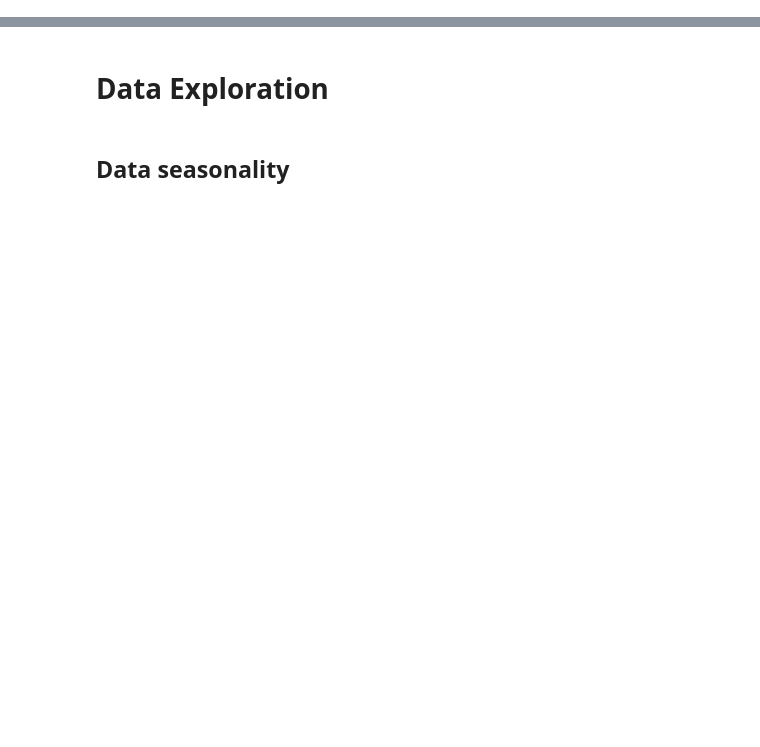
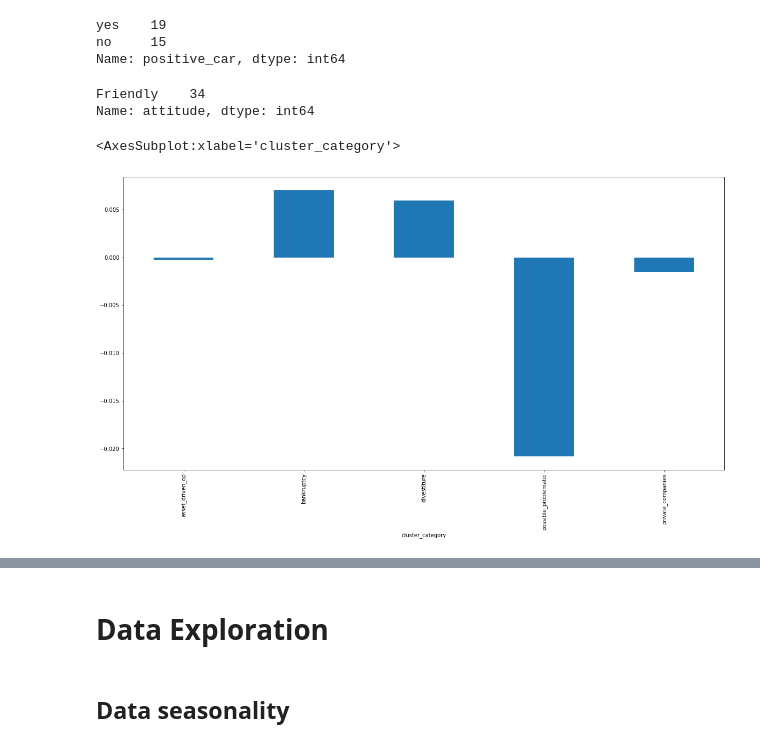
Before and after one commit to cobergmann/MA_PREDICTOR, a Jupyter notebook: notebooks/vlad_data_viz_and_exp.ipynb, the cells around one changed output, grey strips where cells are left out. Drawn from its saved outputs; the diff is of its cells as text; code cells hidden in the pictures; blank space fills up the shorter version.

Commit message:
clustering

```diff
--- a/notebooks/vlad_data_viz_and_exp.ipynb
+++ b/notebooks/vlad_data_viz_and_exp.ipynb
@@ -6,3 +6,7 @@ import pandas as pd
 import numpy as np
 import matplotlib.pyplot as plt
 import seaborn as sns
+# %%
+# import dataset
+data_orig = pd.read_csv('../MA_PREDICTOR/data/ma_detailed_data_car.csv', parse_dates=['announcement_date'])
+data_orig
@@ -25,0 +65,6 @@ df
+# %%
+# Removing outliers
+data = data_orig[(data_orig.car > -0.3) & (data_orig.car < 0.3)]
+# %%
+data['positive_car'] = data.car.apply(lambda elem: 'yes' if elem > 0 else 'no')
+data
@@ -25,0 +90,3 @@ df
+# %%
+# Creating new dataframe for investigation
+technique = data[['car']]
@@ -25,0 +525,11 @@ df
+# %%
+test['positive_car'].value_counts()
+# %% [output]
+yes    19
+no     15
+Name: positive_car, dtype: int64
+# %%
+test.attitude.value_counts()
+# %% [output]
+Friendly    34
+Name: attitude, dtype: int64
@@ -25,0 +542,6 @@ df
+# %%
+plt.figure(figsize=(20, 10))
+data_1.groupby('cluster_category')['car'].mean().plot(kind='bar')
+# %% [output]
+<AxesSubplot:xlabel='cluster_category'>
+[figure, added]
```
Also changed, not shown: parts of 105 cells of this notebook.
